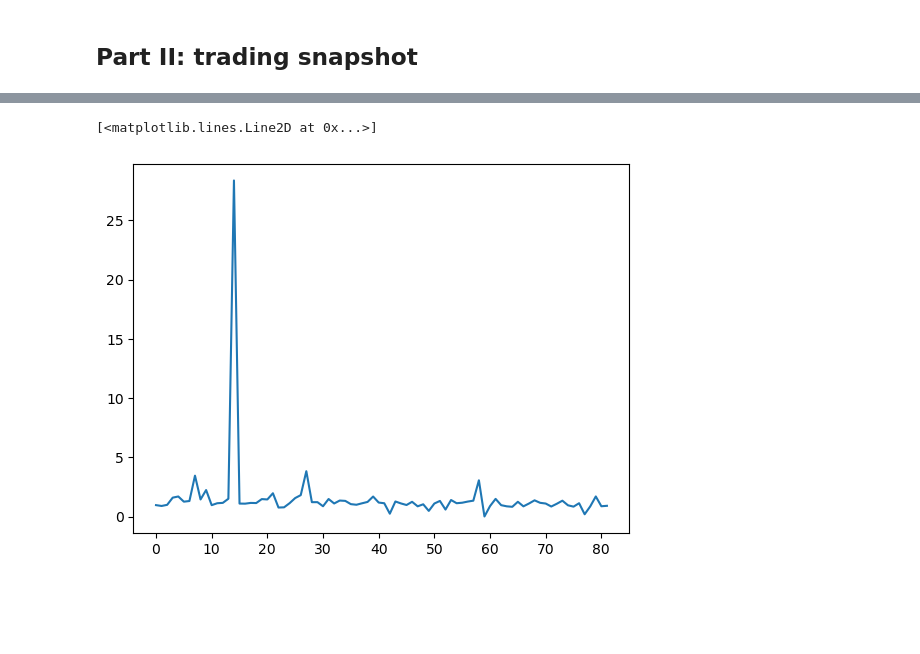
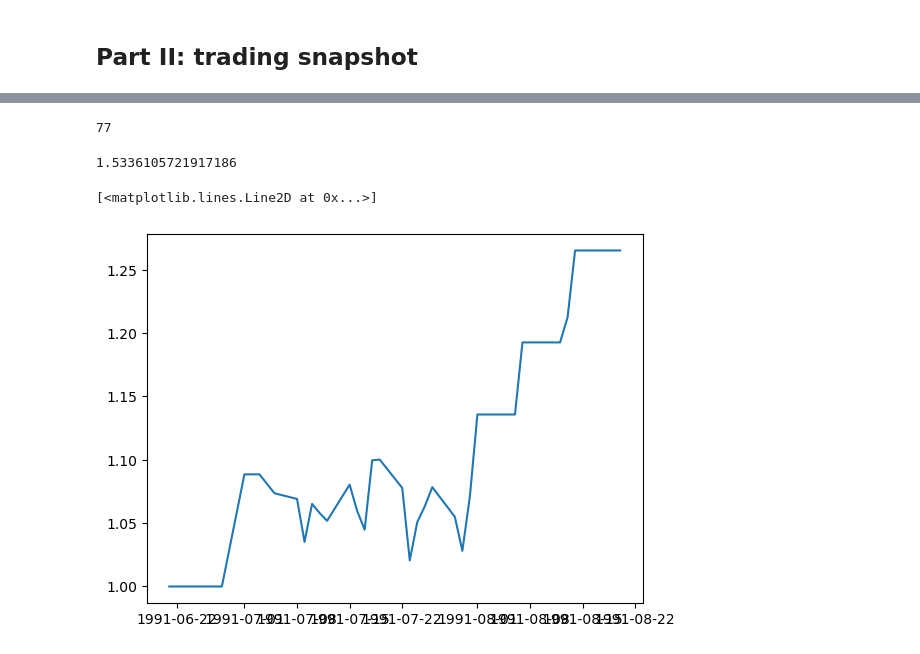
Before and after one commit to KeyangPan/PairsTrading, a Jupyter notebook: main_MRP_visualization.ipynb, the cells around one changed output, grey strips where cells are left out. Saved outputs shown, nothing was run; the diff lists cells and outputs as text; code cells hidden in the pictures; blank space fills up the shorter version.

```diff
--- a/main_MRP_visualization.ipynb
+++ b/main_MRP_visualization.ipynb
@@ -229,5 +239,13 @@ test_table_list[0]
+# %%
+count
+# %% [output]
+77
+# %%
+min(mean_list)
+# %% [output]
+1.5336105721917186
 # %%
-plt.plot(ret)
+plt.plot(test_list[5]['cum_ret'])
 # %% [output]
 [<matplotlib.lines.Line2D at 0x...>]
-[figure, old version]
+[figure, new version]
```
Also changed, not shown: parts of 21 cells of this notebook, 10 other files.
